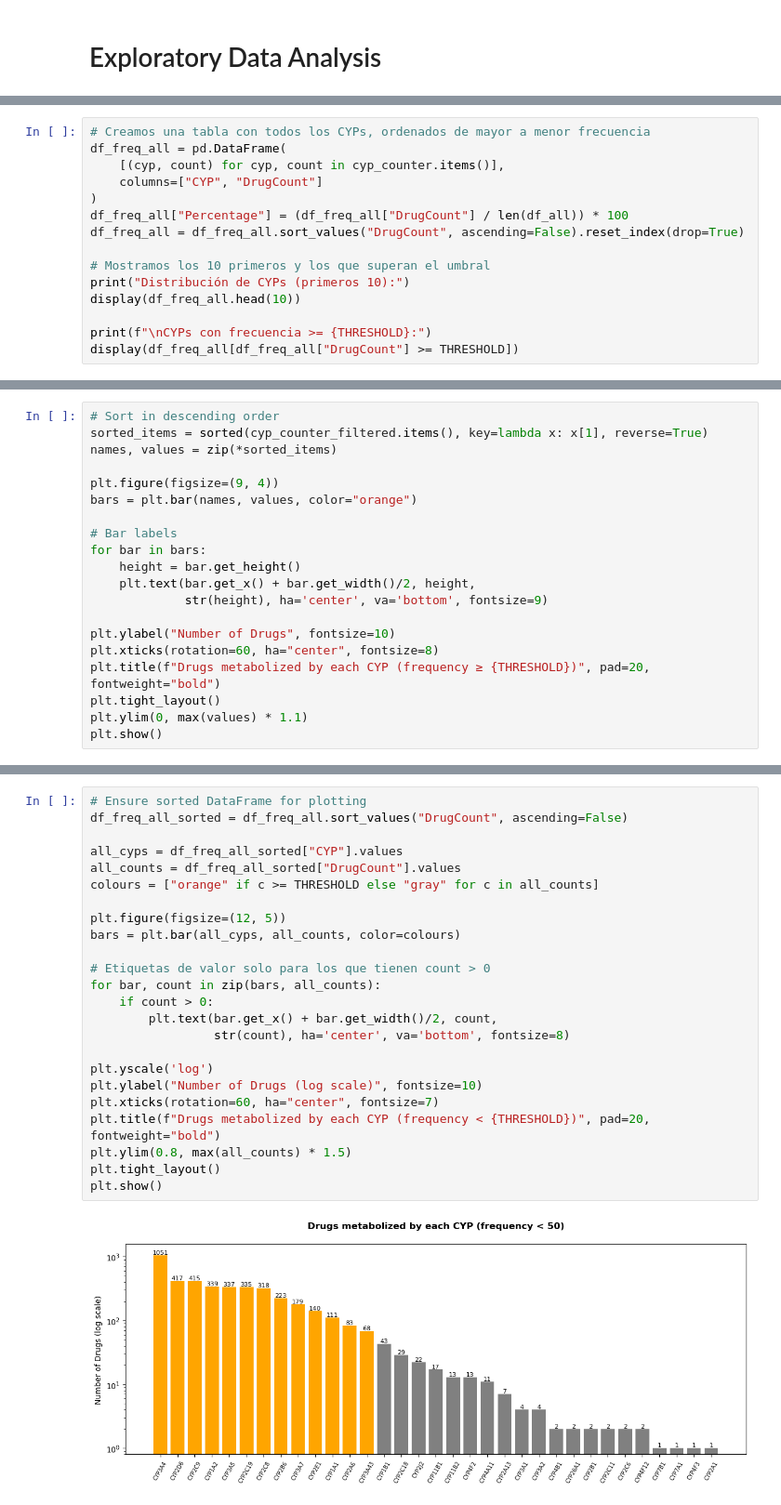
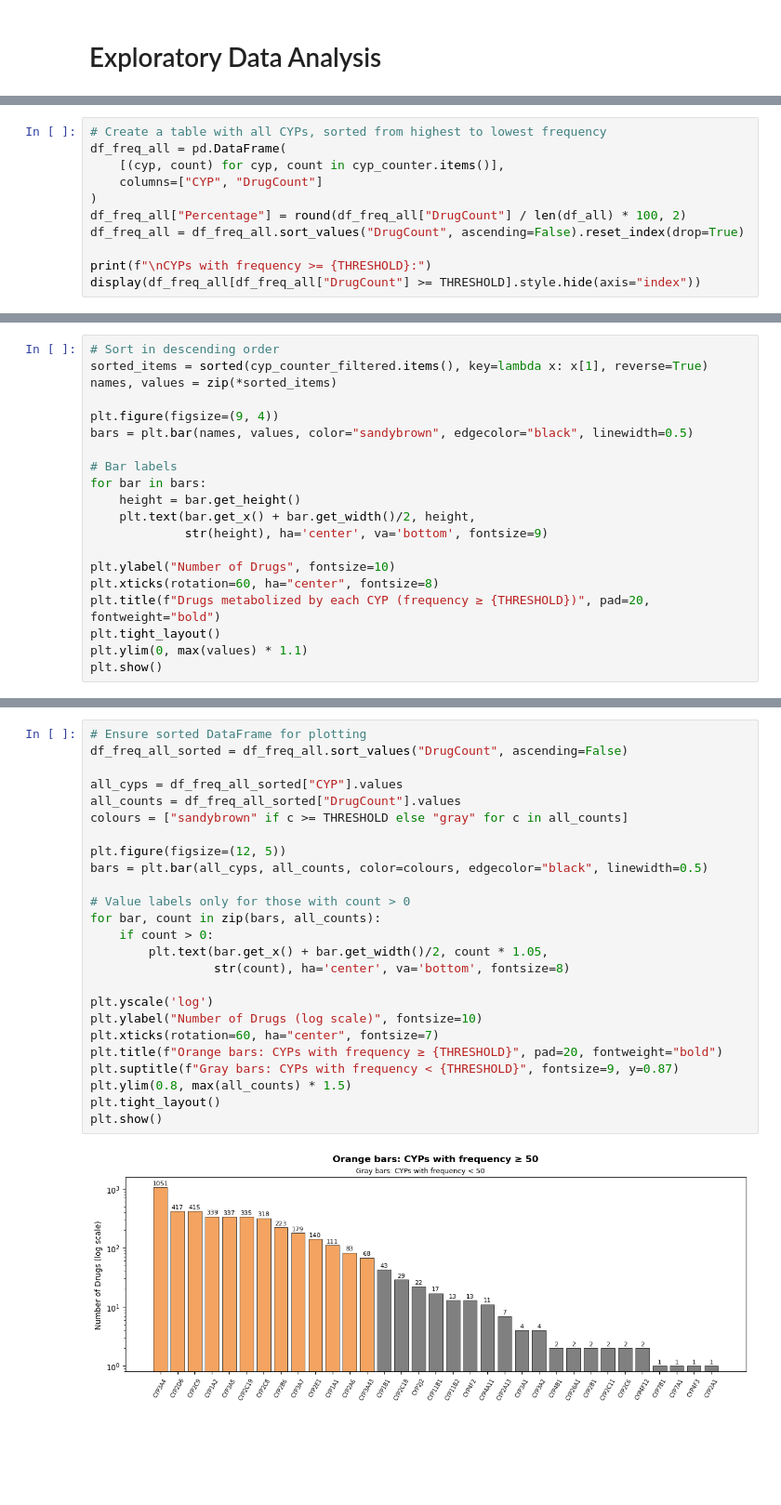
Before and after one commit to grobles17/IMF_TFM_Drug_Metabolism, a Jupyter notebook: DataBases/eda_db.ipynb, the cells around one changed output, grey strips where cells are left out. Shown at 93% size. Saved outputs shown, nothing was run; the diff lists cells and outputs as text; blank space fills up the shorter version.

```diff
--- a/DataBases/eda_db.ipynb
+++ b/DataBases/eda_db.ipynb
@@ -58,16 +62,12 @@ Finally, `describe()` summarizes the distribution of drug counts among these CYP
 # %%
-# Creamos una tabla con todos los CYPs, ordenados de mayor a menor frecuencia
+# Create a table with all CYPs, sorted from highest to lowest frequency
 df_freq_all = pd.DataFrame(
     [(cyp, count) for cyp, count in cyp_counter.items()],
     columns=["CYP", "DrugCount"]
 )
-df_freq_all["Percentage"] = (df_freq_all["DrugCount"] / len(df_all)) * 100
+df_freq_all["Percentage"] = round(df_freq_all["DrugCount"] / len(df_all) * 100, 2)
 df_freq_all = df_freq_all.sort_values("DrugCount", ascending=False).reset_index(drop=True)
 
-# Mostramos los 10 primeros y los que superan el umbral
-print("Distribución de CYPs (primeros 10):")
-display(df_freq_all.head(10))
-
-print(f"\nCYPs con frecuencia >= {THRESHOLD}:")
-display(df_freq_all[df_freq_all["DrugCount"] >= THRESHOLD])
+print(f"\nCYPs with frequency >= {THRESHOLD}:")
+display(df_freq_all[df_freq_all["DrugCount"] >= THRESHOLD].style.hide(axis="index"))
 # %% [output]
@@ -106,7 +96,7 @@ sorted_items = sorted(cyp_counter_filtered.items(), key=lambda x: x[1], reverse=
 names, values = zip(*sorted_items)
 
 plt.figure(figsize=(9, 4))
-bars = plt.bar(names, values, color="orange")
+bars = plt.bar(names, values, color="sandybrown", edgecolor="black", linewidth=0.5)
 
 # Bar labels
 for bar in bars:
@@ -127,29 +119,30 @@ plt.show()
 # %%
 # Ensure sorted DataFrame for plotting
 df_freq_all_sorted = df_freq_all.sort_values("DrugCount", ascending=False)
 
 all_cyps = df_freq_all_sorted["CYP"].values
 all_counts = df_freq_all_sorted["DrugCount"].values
-colours = ["orange" if c >= THRESHOLD else "gray" for c in all_counts]
+colours = ["sandybrown" if c >= THRESHOLD else "gray" for c in all_counts]
 
 plt.figure(figsize=(12, 5))
-bars = plt.bar(all_cyps, all_counts, color=colours)
+bars = plt.bar(all_cyps, all_counts, color=colours, edgecolor="black", linewidth=0.5)
 
-# Etiquetas de valor solo para los que tienen count > 0
+# Value labels only for those with count > 0
 for bar, count in zip(bars, all_counts):
     if count > 0:
-        plt.text(bar.get_x() + bar.get_width()/2, count,
+        plt.text(bar.get_x() + bar.get_width()/2, count * 1.05,
                  str(count), ha='center', va='bottom', fontsize=8)
 
 plt.yscale('log')
 plt.ylabel("Number of Drugs (log scale)", fontsize=10)
 plt.xticks(rotation=60, ha="center", fontsize=7)
-plt.title(f"Drugs metabolized by each CYP (frequency < {THRESHOLD})", pad=20, fontweight="bold")
+plt.title(f"Orange bars: CYPs with frequency ≥ {THRESHOLD}", pad=20, fontweight="bold")
+plt.suptitle(f"Gray bars: CYPs with frequency < {THRESHOLD}", fontsize=9, y=0.87)
 plt.ylim(0.8, max(all_counts) * 1.5)
 plt.tight_layout()
 plt.show()
 # %% [output]
-[figure, old version]
+[figure, new version]
 # %%
 # CYP count per drug
 num_cyps = df_filtered["CYPs_filtered"].apply(len)
```
Also changed, not shown: parts of 16 cells of this notebook, 1 other file.
